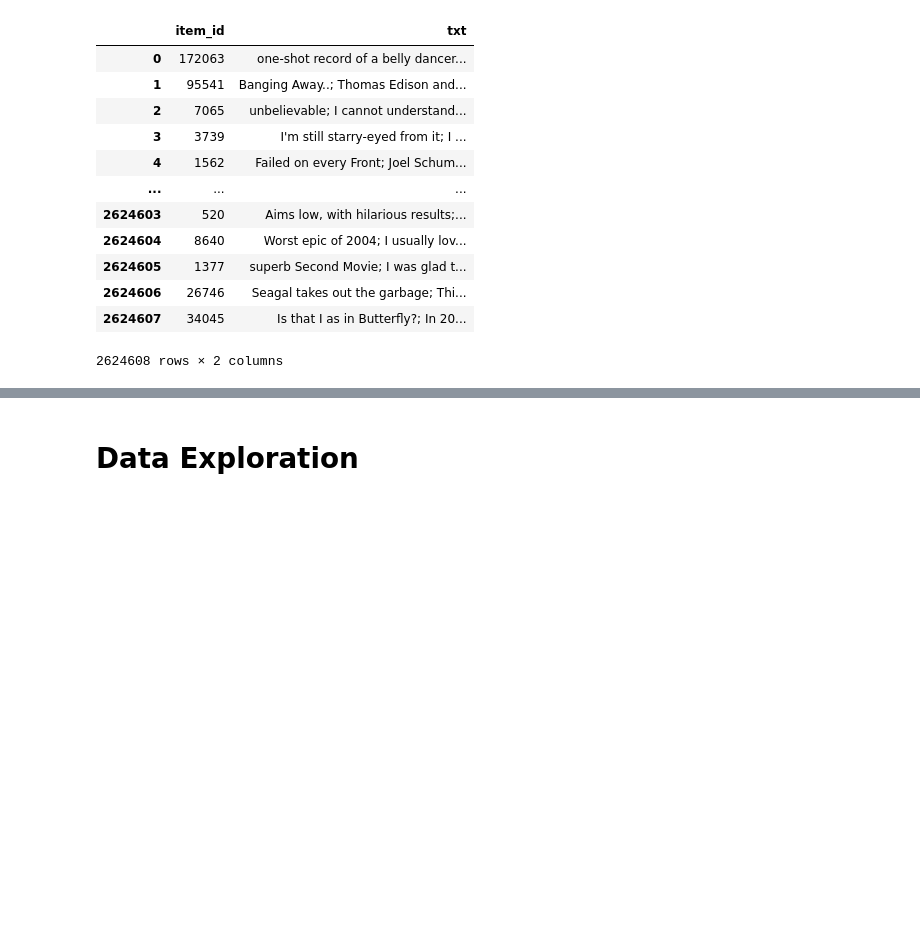
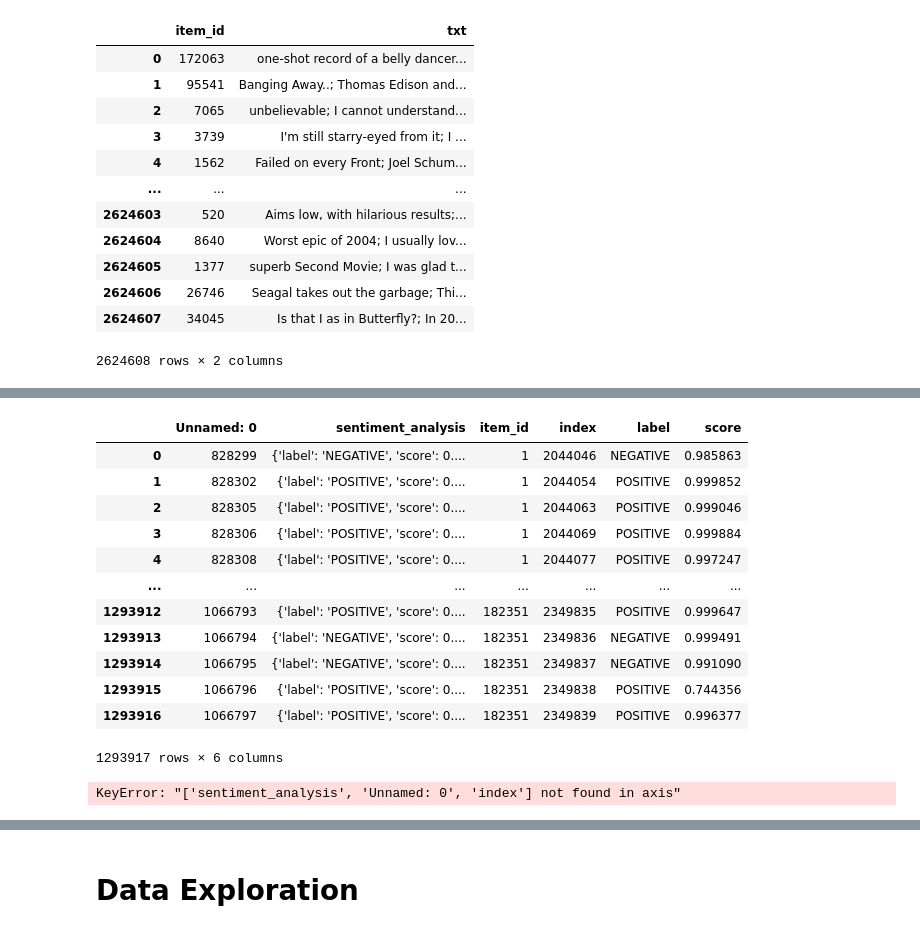
Before and after one commit to epfl-ada/ada-2024-project-gear5, a Jupyter notebook: data_exploration.ipynb, the cells around one changed output, grey strips where cells are left out. Saved outputs shown, nothing was run; the diff lists cells and outputs as text; code cells hidden in the pictures; blank space fills up the shorter version.

```diff
--- a/data_exploration.ipynb
+++ b/data_exploration.ipynb
@@ -483,0 +467,3 @@ The ratio of reviews greater than 1024 characters is 0.19
+# %%
+df_sa = pd.read_csv('./data/sentiment_analysis.csv')
+df_sa
@@ -483,0 +488,21 @@ The ratio of reviews greater than 1024 characters is 0.19
+# %%
+df_sa
+# %% [output]
+|  | Unnamed: 0 | sentiment_analysis | item_id | index | label | score |
+| 0 | 828299 | {'label': 'NEGATIVE', 'score': 0.... | 1 | 2044046 | NEGATIVE | 0.985863 |
+| 1 | 828302 | {'label': 'POSITIVE', 'score': 0.... | 1 | 2044054 | POSITIVE | 0.999852 |
+| 2 | 828305 | {'label': 'POSITIVE', 'score': 0.... | 1 | 2044063 | POSITIVE | 0.999046 |
+| 3 | 828306 | {'label': 'POSITIVE', 'score': 0.... | 1 | 2044069 | POSITIVE | 0.999884 |
+| 4 | 828308 | {'label': 'POSITIVE', 'score': 0.... | 1 | 2044077 | POSITIVE | 0.997247 |
+| ... | ... | ... | ... | ... | ... | ... |
+| 1293912 | 1066793 | {'label': 'POSITIVE', 'score': 0.... | 182351 | 2349835 | POSITIVE | 0.999647 |
+| 1293913 | 1066794 | {'label': 'NEGATIVE', 'score': 0.... | 182351 | 2349836 | NEGATIVE | 0.999491 |
+| 1293914 | 1066795 | {'label': 'NEGATIVE', 'score': 0.... | 182351 | 2349837 | NEGATIVE | 0.991090 |
+| 1293915 | 1066796 | {'label': 'POSITIVE', 'score': 0.... | 182351 | 2349838 | POSITIVE | 0.744356 |
+| 1293916 | 1066797 | {'label': 'POSITIVE', 'score': 0.... | 182351 | 2349839 | POSITIVE | 0.996377 |
+1293917 rows × 6 columns
+# %%
+# Remove unnecessary columns
+df_sa.drop(columns=['sentiment_analysis', "Unnamed: 0", "index"], inplace=True)
+# %% [output]
+KeyError: "['sentiment_analysis', 'Unnamed: 0', 'index'] not found in axis"
```
Also changed, not shown: parts of 41 cells of this notebook.
